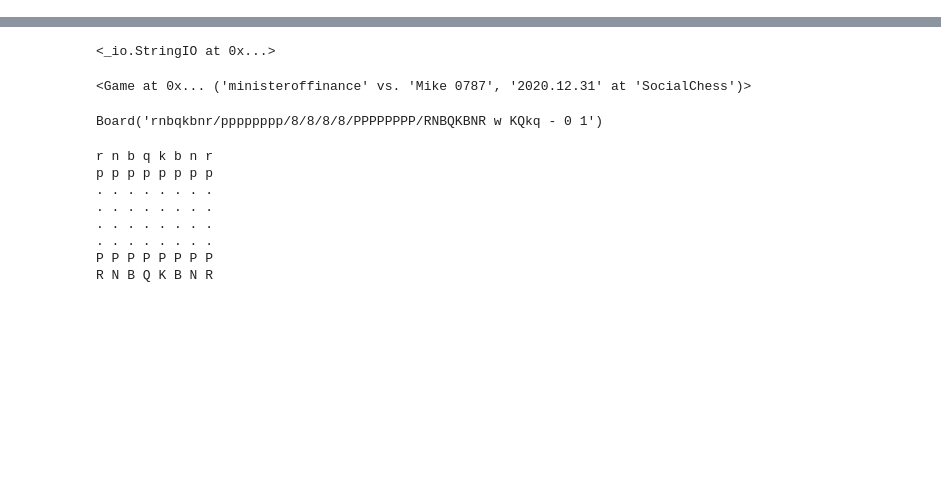
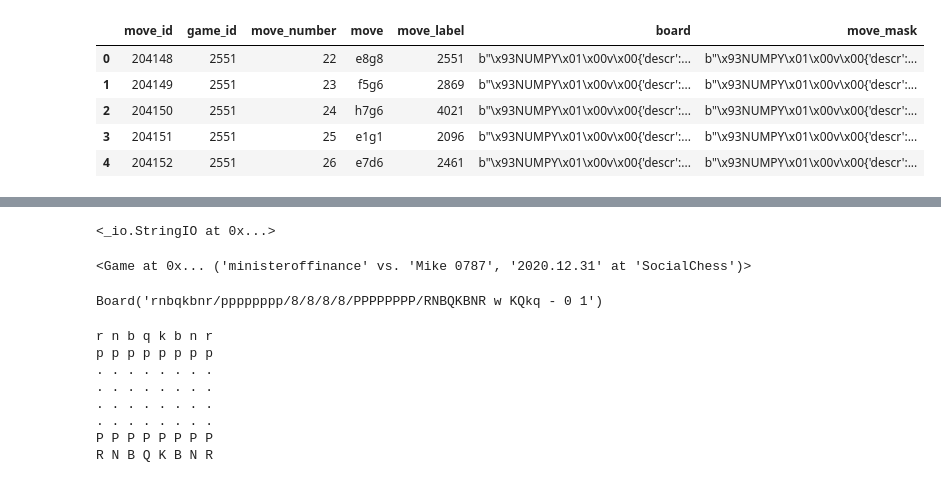
Before and after one commit to johnsonlarryl/csce-5218-semester-project, a Jupyter notebook: notebooks/pgn_records_colab_training.ipynb, the cells around one changed output, grey strips where cells are left out. Saved outputs shown, nothing was run; the diff lists cells and outputs as text; code cells hidden in the pictures; blank space fills up the shorter version.

```diff
--- a/notebooks/pgn_records_colab_training.ipynb
+++ b/notebooks/pgn_records_colab_training.ipynb
@@ -98,0 +236,17 @@ def make_move(board:Board, moves:Iterator) -> Move:
+# %%
+all_moves["board"] = decode_base64_column(all_moves["board_base64"])
+# %%
+all_moves.drop(columns=["board_base64"], inplace=True)
+# %%
+all_moves["move_mask"] = decode_base64_column(all_moves["move_mask_base64"])
+# %%
+all_moves.drop(columns=["move_mask_base64"], inplace=True)
+# %%
+all_moves.head()
+# %% [output]
+|  | move_id | game_id | move_number | move | move_label | board | move_mask |
+| 0 | 204148 | 2551 | 22 | e8g8 | 2551 | b"\x93NUMPY\x01\x00v\x00{'descr':... | b"\x93NUMPY\x01\x00v\x00{'descr':... |
+| 1 | 204149 | 2551 | 23 | f5g6 | 2869 | b"\x93NUMPY\x01\x00v\x00{'descr':... | b"\x93NUMPY\x01\x00v\x00{'descr':... |
+| 2 | 204150 | 2551 | 24 | h7g6 | 4021 | b"\x93NUMPY\x01\x00v\x00{'descr':... | b"\x93NUMPY\x01\x00v\x00{'descr':... |
+| 3 | 204151 | 2551 | 25 | e1g1 | 2096 | b"\x93NUMPY\x01\x00v\x00{'descr':... | b"\x93NUMPY\x01\x00v\x00{'descr':... |
+| 4 | 204152 | 2551 | 26 | e7d6 | 2461 | b"\x93NUMPY\x01\x00v\x00{'descr':... | b"\x93NUMPY\x01\x00v\x00{'descr':... |
```
Also changed, not shown: parts of 100 cells of this notebook, 4 other files.
